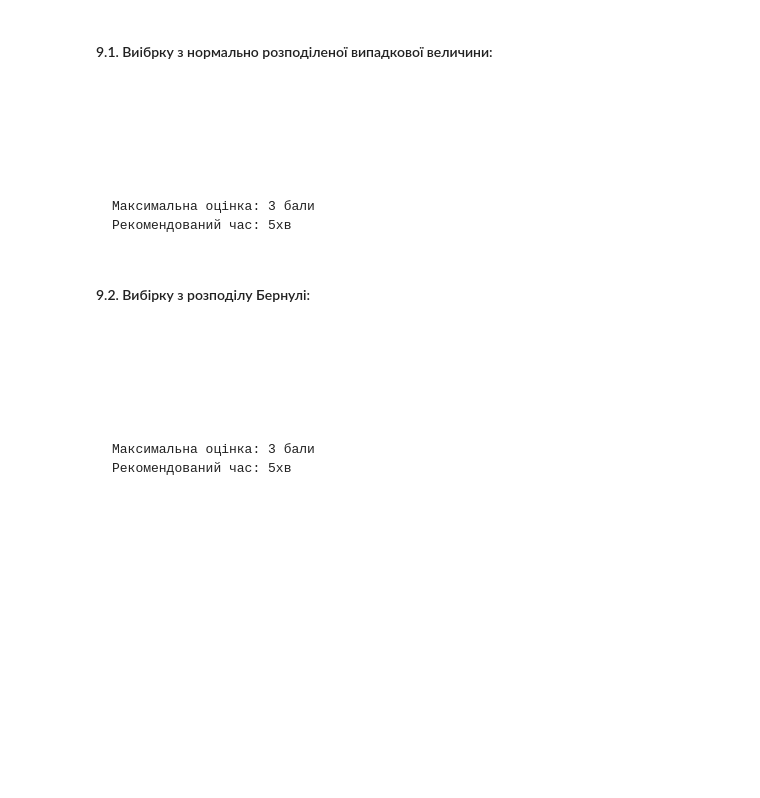
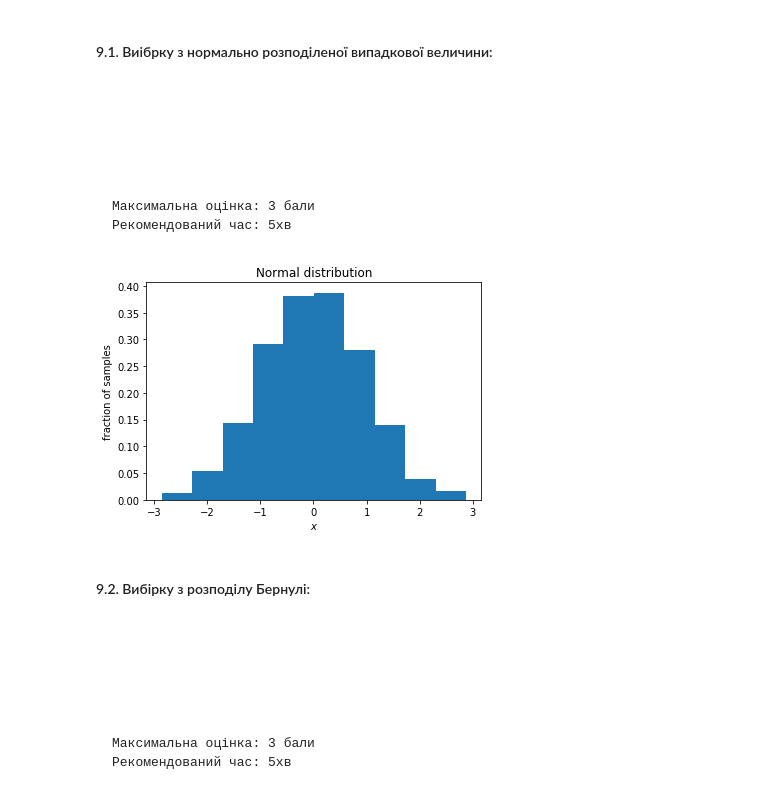
Before and after one commit to andriyrom/DataRoot1, a Jupyter notebook: DataRoot University DS100 Test #2_v1.ipynb, the cells around one changed output. Cells and saved outputs as stored; diff of their text form; code cells hidden in the pictures; blank space fills up the shorter version.

````diff
--- a/DataRoot University DS100 Test #2_v1.ipynb
+++ b/DataRoot University DS100 Test #2_v1.ipynb
@@ -596,6 +626,20 @@ Name: age, dtype: float64
 Максимальна оцінка: 3 бали
 Рекомендований час: 5хв
 ```
+# %%
+%matplotlib inline
+import matplotlib.pylab as plt
+import scipy.stats as st
+
+norm_rv = st.norm()
+norm_vals = norm_rv.rvs(1000)
+plt.hist(norm_vals, normed = True)
+plt.xlabel("$x$")
+plt.ylabel("fraction of samples")
+plt.title('Normal distribution')
+plt.show()
+# %% [output]
+[figure, added]
 # %% [markdown]
 #### 9.2. Вибірку з розподілу Бернулі:
 ```
````
Also changed, not shown: parts of 5 cells of this notebook.
